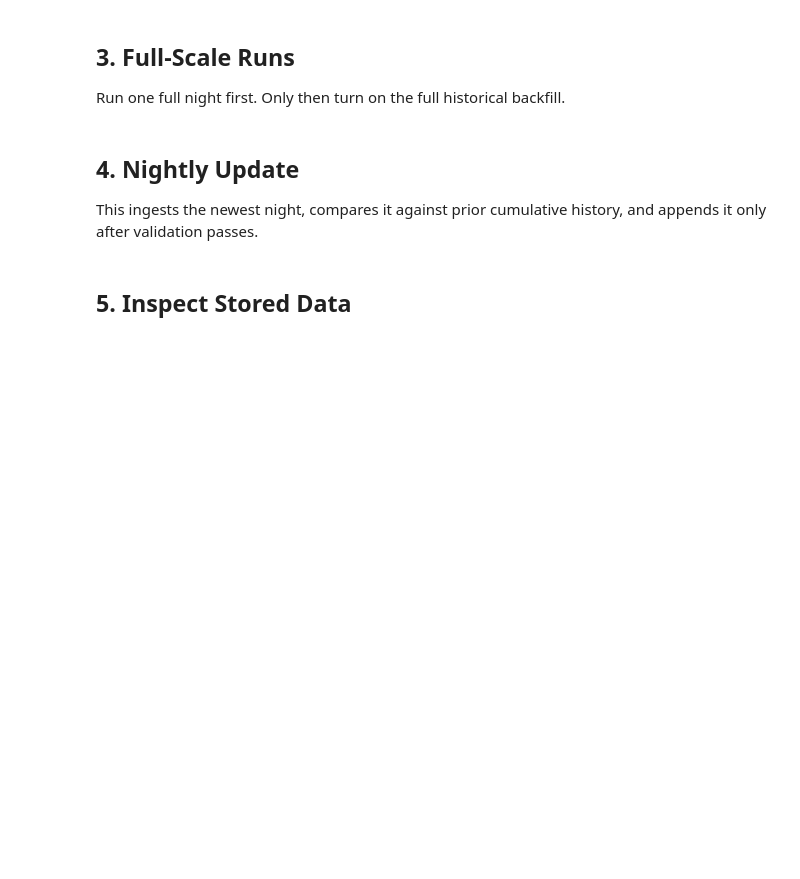
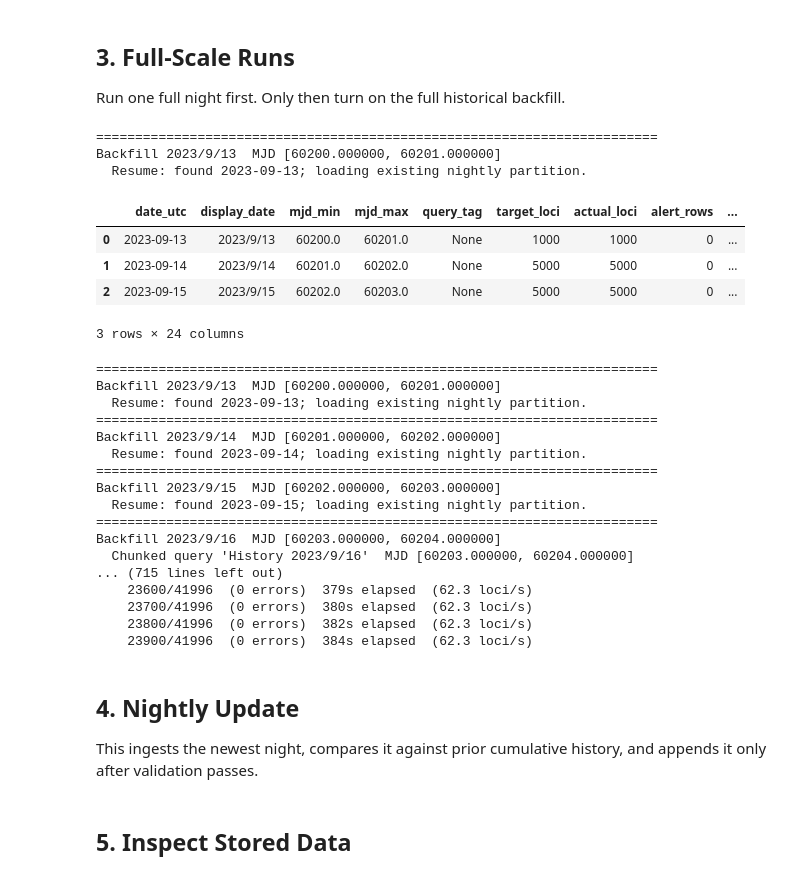
Before and after one commit to darim1151/ANTARES_Analysis, a Jupyter notebook: notebooks/historical_backfill.ipynb, the cells around one changed output. Drawn from its saved outputs; the diff is of its cells as text; code cells hidden in the pictures; blank space fills up the shorter version.

```diff
--- a/notebooks/historical_backfill.ipynb
+++ b/notebooks/historical_backfill.ipynb
@@ -80,32 +163,58 @@ if RUN_THREE_NIGHT_TEST:
 
 Run one full night first. Only then turn on the full historical backfill.
 # %%
-RUN_ONE_FULL_NIGHT = False
-RUN_FULL_BACKFILL = False
+RUN_ONE_FULL_NIGHT = True
+RUN_FULL_BACKFILL = True
 
 if RUN_ONE_FULL_NIGHT:
     one_full_summary = history.backfill_history(
         data_root=DATA_ROOT,
         mjd_start=MJD_HISTORY_START,
         mjd_stop=MJD_HISTORY_START + 1,
         target_loci=config.HISTORY_TARGET_LOCI,
         max_nights=1,
         fetch_lightcurves=config.HISTORY_FETCH_ALL_LIGHTCURVES,
         resume=True,
     )
     display(one_full_summary.tail())
 
 if RUN_FULL_BACKFILL:
     full_summary = history.backfill_history(
         data_root=DATA_ROOT,
         mjd_start=MJD_HISTORY_START,
         mjd_stop=MJD_HISTORY_CUTOFF,
         target_loci=config.HISTORY_TARGET_LOCI,
         max_nights=None,
         fetch_lightcurves=config.HISTORY_FETCH_ALL_LIGHTCURVES,
         resume=True,
     )
     display(full_summary.tail(20))
+# %% [output]
+========================================================================
+Backfill 2023/9/13  MJD [60200.000000, 60201.000000]
+  Resume: found 2023-09-13; loading existing nightly partition.
+|  | date_utc | display_date | mjd_min | mjd_max | query_tag | target_loci | actual_loci | alert_rows | ... |
+| 0 | 2023-09-13 | 2023/9/13 | 60200.0 | 60201.0 | None | 1000 | 1000 | 0 | ... |
+| 1 | 2023-09-14 | 2023/9/14 | 60201.0 | 60202.0 | None | 5000 | 5000 | 0 | ... |
+| 2 | 2023-09-15 | 2023/9/15 | 60202.0 | 60203.0 | None | 5000 | 5000 | 0 | ... |
+3 rows × 24 columns
+========================================================================
+Backfill 2023/9/13  MJD [60200.000000, 60201.000000]
+  Resume: found 2023-09-13; loading existing nightly partition.
+========================================================================
+Backfill 2023/9/14  MJD [60201.000000, 60202.000000]
+  Resume: found 2023-09-14; loading existing nightly partition.
+========================================================================
+Backfill 2023/9/15  MJD [60202.000000, 60203.000000]
+  Resume: found 2023-09-15; loading existing nightly partition.
+========================================================================
+Backfill 2023/9/16  MJD [60203.000000, 60204.000000]
+  Chunked query 'History 2023/9/16'  MJD [60203.000000, 60204.000000]
+... (715 lines left out)
+    23600/41996  (0 errors)  379s elapsed  (62.3 loci/s)
+    23700/41996  (0 errors)  380s elapsed  (62.3 loci/s)
+    23800/41996  (0 errors)  382s elapsed  (62.3 loci/s)
+    23900/41996  (0 errors)  384s elapsed  (62.3 loci/s)
 # %% [markdown]
 ## 4. Nightly Update
 
```
Also changed, not shown: parts of 8 cells of this notebook.
